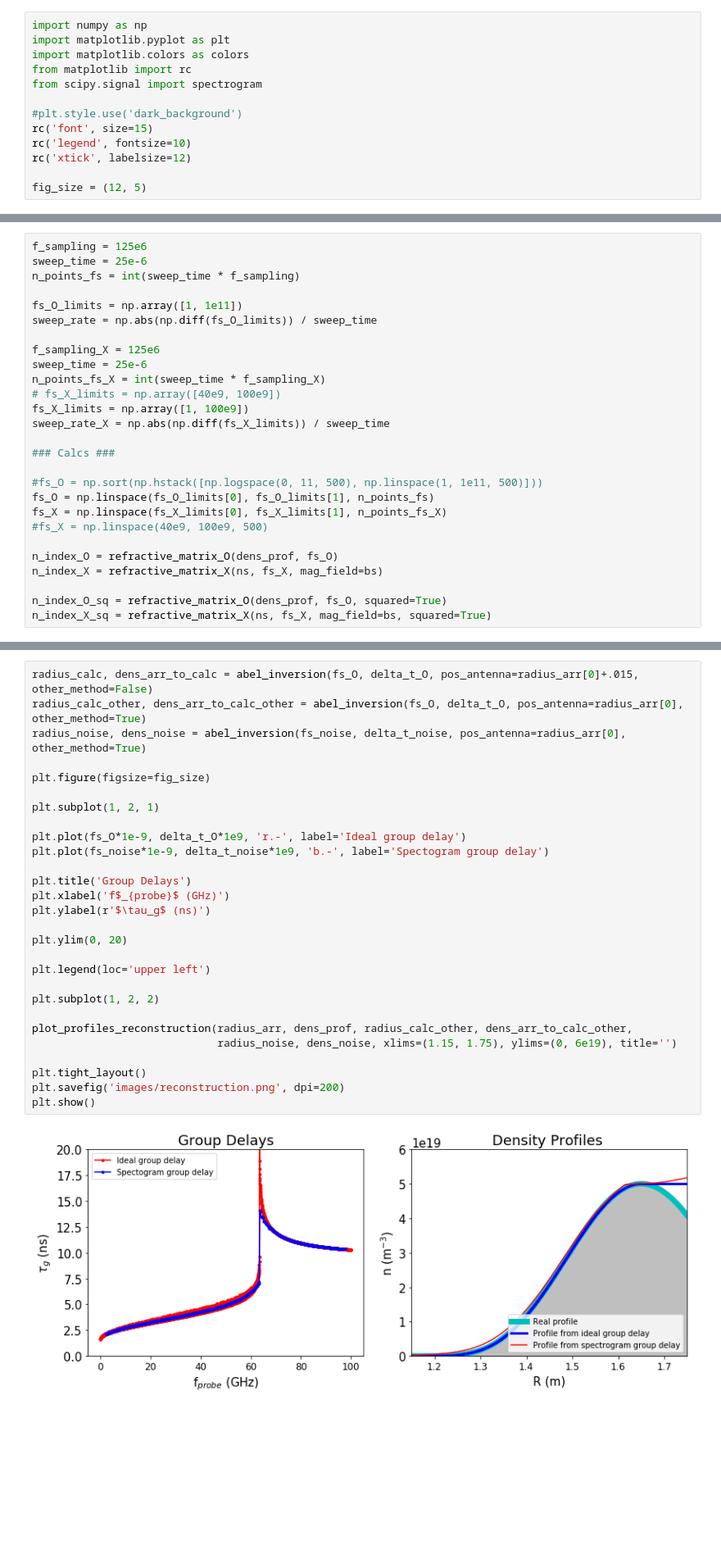
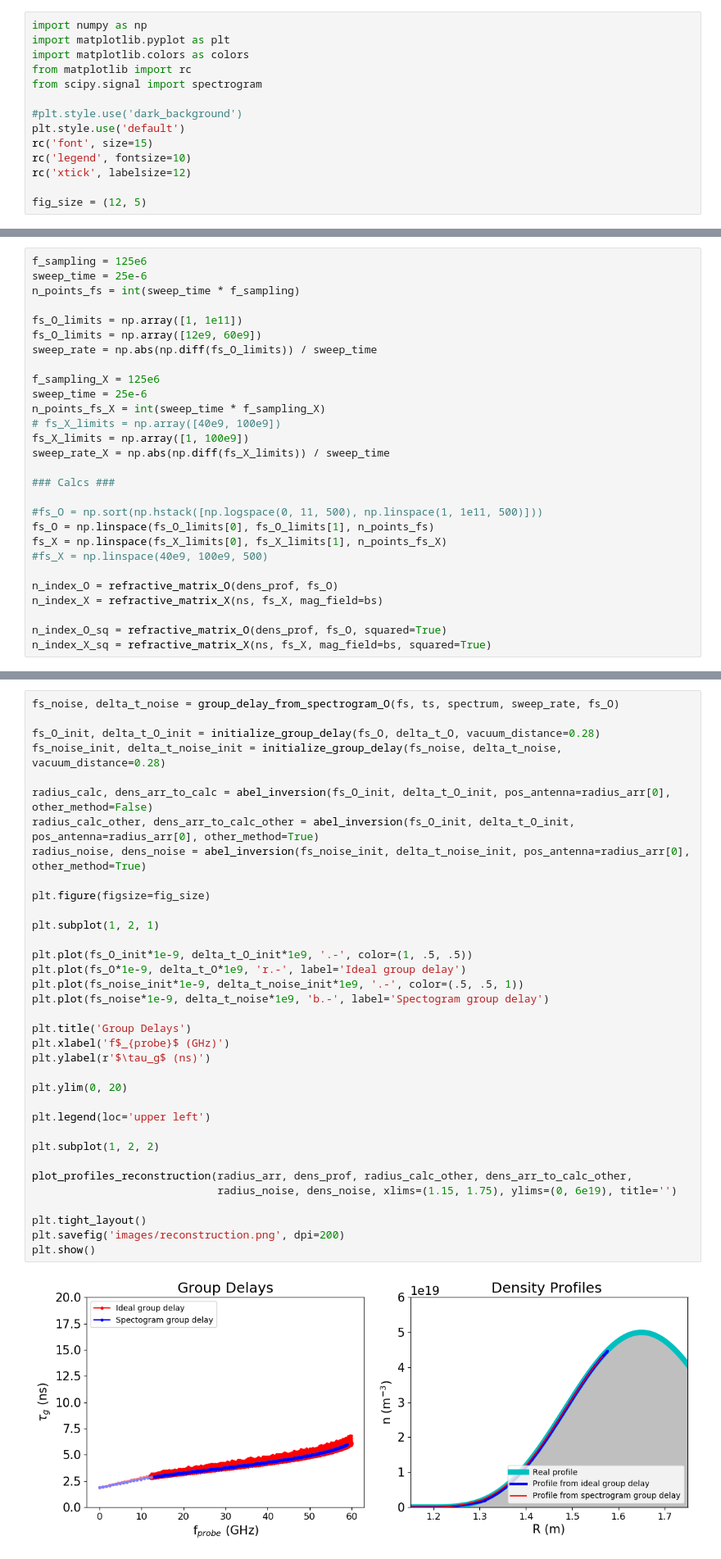
Before and after one commit to OpenReflectometry/scikit-reflectometry, a Jupyter notebook: notebooks/algorithm_step_by_step.ipynb, the cells around one changed output, grey strips where cells are left out. Shown at 82% size. Drawn from its saved outputs; the diff is of its cells as text; blank space fills up the shorter version.

Commit message:
Code now correctly works with limited ranges of probing frequencies. Step-by-step notebook updated to show the new initialization.

```diff
--- a/notebooks/algorithm_step_by_step.ipynb
+++ b/notebooks/algorithm_step_by_step.ipynb
@@ -13,6 +13,7 @@ from matplotlib import rc
 from scipy.signal import spectrogram
 
 #plt.style.use('dark_background')
+plt.style.use('default')
 rc('font', size=15)
 rc('legend', fontsize=10)
 rc('xtick', labelsize=12)
@@ -80,6 +81,7 @@ sweep_time = 25e-6
 n_points_fs = int(sweep_time * f_sampling)
 
 fs_O_limits = np.array([1, 1e11])
+fs_O_limits = np.array([12e9, 60e9])
 sweep_rate = np.abs(np.diff(fs_O_limits)) / sweep_time
 
 f_sampling_X = 125e6
@@ -207,30 +208,37 @@ plt.show()
 # %%
-radius_calc, dens_arr_to_calc = abel_inversion(fs_O, delta_t_O, pos_antenna=radius_arr[0]+.015, other_method=False)
-radius_calc_other, dens_arr_to_calc_other = abel_inversion(fs_O, delta_t_O, pos_antenna=radius_arr[0], other_method=True)
-radius_noise, dens_noise = abel_inversion(fs_noise, delta_t_noise, pos_antenna=radius_arr[0], other_method=True)
+fs_noise, delta_t_noise = group_delay_from_spectrogram_O(fs, ts, spectrum, sweep_rate, fs_O)
+
+fs_O_init, delta_t_O_init = initialize_group_delay(fs_O, delta_t_O, vacuum_distance=0.28)
+fs_noise_init, delta_t_noise_init = initialize_group_delay(fs_noise, delta_t_noise, vacuum_distance=0.28)
+
+radius_calc, dens_arr_to_calc = abel_inversion(fs_O_init, delta_t_O_init, pos_antenna=radius_arr[0], other_method=False)
+radius_calc_other, dens_arr_to_calc_other = abel_inversion(fs_O_init, delta_t_O_init, pos_antenna=radius_arr[0], other_method=True)
+radius_noise, dens_noise = abel_inversion(fs_noise_init, delta_t_noise_init, pos_antenna=radius_arr[0], other_method=True)
 
 plt.figure(figsize=fig_size)
 
 plt.subplot(1, 2, 1)
 
+plt.plot(fs_O_init*1e-9, delta_t_O_init*1e9, '.-', color=(1, .5, .5))
 plt.plot(fs_O*1e-9, delta_t_O*1e9, 'r.-', label='Ideal group delay')
+plt.plot(fs_noise_init*1e-9, delta_t_noise_init*1e9, '.-', color=(.5, .5, 1))
 plt.plot(fs_noise*1e-9, delta_t_noise*1e9, 'b.-', label='Spectogram group delay')
 
 plt.title('Group Delays')
 plt.xlabel('f$_{probe}$ (GHz)')
 plt.ylabel(r'$\tau_g$ (ns)')
 
 plt.ylim(0, 20)
 
 plt.legend(loc='upper left')
 
 plt.subplot(1, 2, 2)
 
 plot_profiles_reconstruction(radius_arr, dens_prof, radius_calc_other, dens_arr_to_calc_other,
                              radius_noise, dens_noise, xlims=(1.15, 1.75), ylims=(0, 6e19), title='')
 
 plt.tight_layout()
 plt.savefig('images/reconstruction.png', dpi=200)
 plt.show()
 # %% [output]
-[figure, old version]
+[figure, new version]
```
Also changed, not shown: parts of 6 cells of this notebook, 2 other files.
